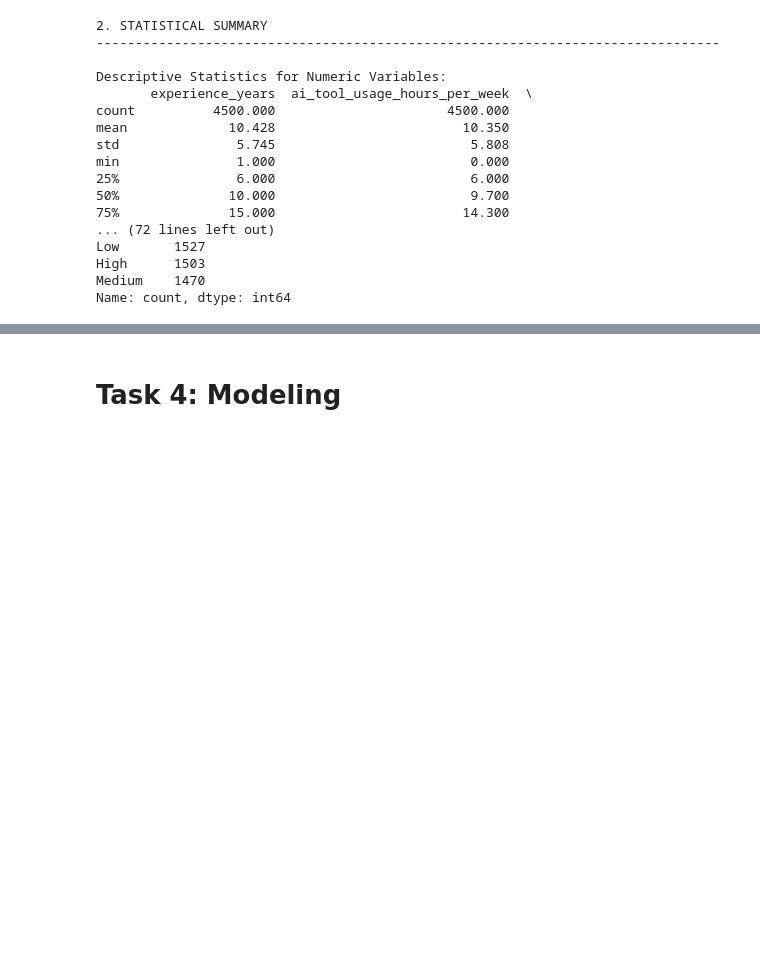
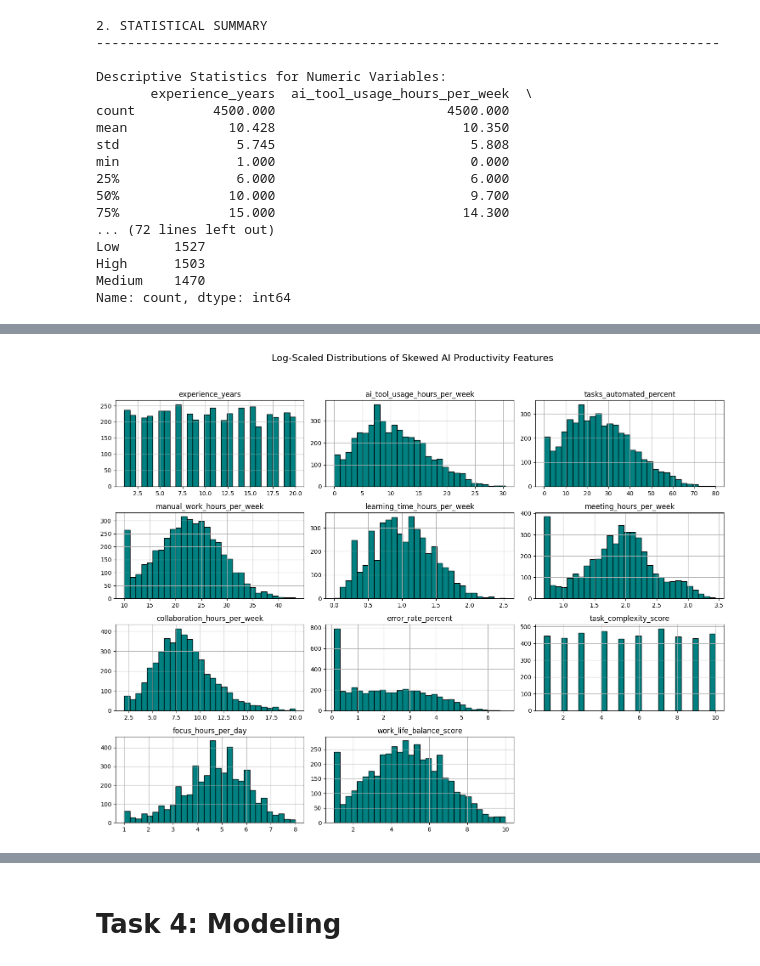
Before and after one commit to saradifranco/AI-Workplace-Productivity-Analysis, a Jupyter notebook: code.ipynb, the cells around one changed output, grey strips where cells are left out. Cells and saved outputs as stored; diff of their text form; code cells hidden in the pictures; blank space fills up the shorter version.

```diff
--- a/code.ipynb
+++ b/code.ipynb
@@ -497,0 +405,17 @@ manual_work_hours_per_week: 4 extreme outliers found
+# %%
+# Creiamo una copia per non sporcare il dataset originale durante l'analisi
+dataset_log = dataset[numerical_features].copy()
+
+# Applichiamo la trasformazione Log1p solo alle variabili identificate come "Highly Skewed"
+# Nel tuo caso: meeting e learning hours
+skewed_cols = ["meeting_hours_per_week", "learning_time_hours_per_week"]
+
+dataset_log[skewed_cols] = dataset_log[skewed_cols].apply(lambda x: np.log1p(x))
+
+# Visualizzazione finale
+dataset_log.hist(figsize=(15, 12), bins=30, layout=(4, 3), color='teal', edgecolor='black')
+plt.suptitle("Log-Scaled Distributions of Skewed AI Productivity Features", fontsize=16)
+plt.tight_layout(rect=[0, 0.03, 1, 0.95])
+plt.show()
+# %% [output]
+[figure, added]
```
Also changed, not shown: parts of 47 cells of this notebook.
